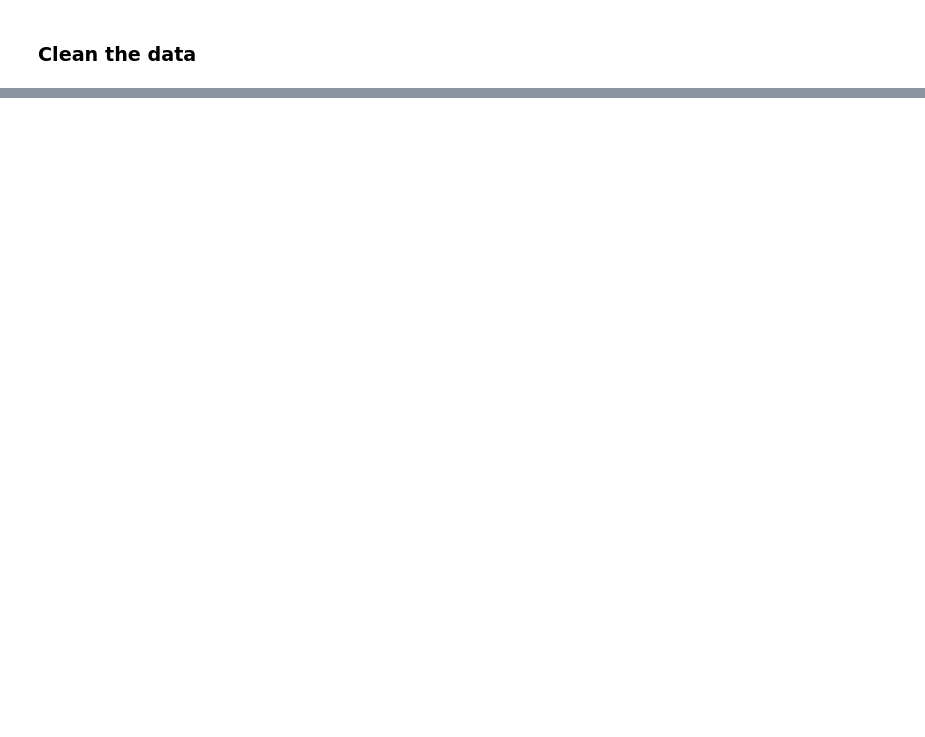
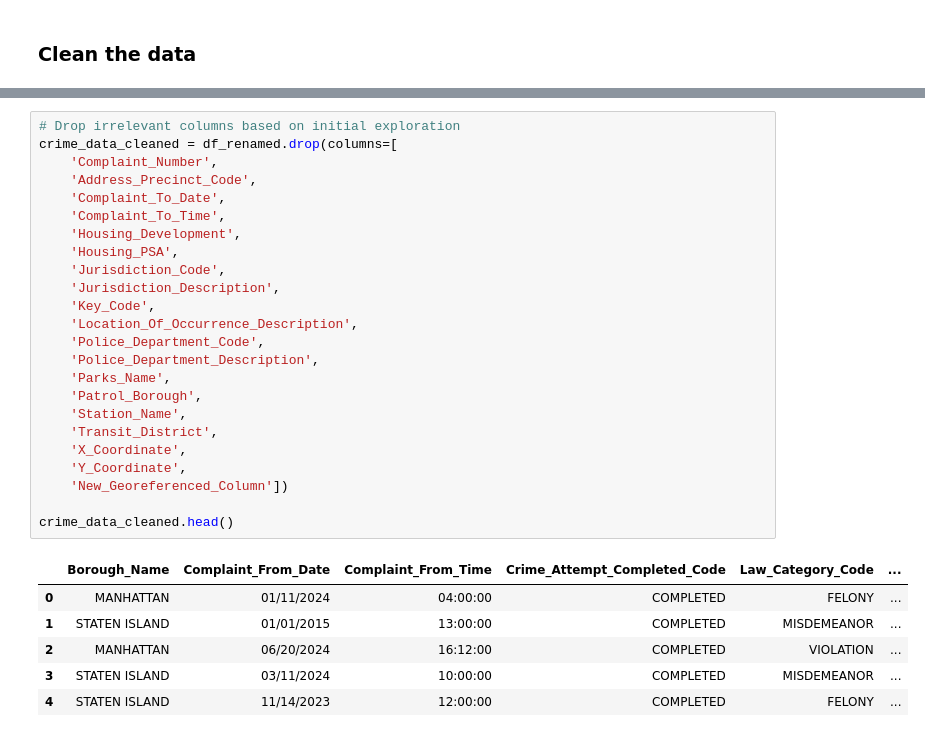
Before and after one commit to rinals/NYC-Crimedata-analysis, a Jupyter notebook: NewYork_crime_data.ipynb, the cells around one changed output, grey strips where cells are left out. Drawn from its saved outputs; the diff is of its cells as text; blank space fills up the shorter version.

Commit message:
ETA and clean data csv

```diff
--- a/NewYork_crime_data.ipynb
+++ b/NewYork_crime_data.ipynb
@@ -150,0 +152,31 @@ df_cleaned.head()
+# %%
+# Drop irrelevant columns based on initial exploration
+crime_data_cleaned = df_renamed.drop(columns=[
+    'Complaint_Number',
+    'Address_Precinct_Code',
+    'Complaint_To_Date',
+    'Complaint_To_Time',
+    'Housing_Development',
+    'Housing_PSA',
+    'Jurisdiction_Code',
+    'Jurisdiction_Description',
+    'Key_Code',
+    'Location_Of_Occurrence_Description',
+    'Police_Department_Code',
+    'Police_Department_Description',
+    'Parks_Name',
+    'Patrol_Borough',
+    'Station_Name',
+    'Transit_District',
+    'X_Coordinate',
+    'Y_Coordinate',
+    'New_Georeferenced_Column'])
+
+crime_data_cleaned.head()
+# %% [output]
+|  | Borough_Name | Complaint_From_Date | Complaint_From_Time | Crime_Attempt_Completed_Code | Law_Category_Code | ... |
+| 0 | MANHATTAN | 01/11/2024 | 04:00:00 | COMPLETED | FELONY | ... |
+| 1 | STATEN ISLAND | 01/01/2015 | 13:00:00 | COMPLETED | MISDEMEANOR | ... |
+| 2 | MANHATTAN | 06/20/2024 | 16:12:00 | COMPLETED | VIOLATION | ... |
+| 3 | STATEN ISLAND | 03/11/2024 | 10:00:00 | COMPLETED | MISDEMEANOR | ... |
+| 4 | STATEN ISLAND | 11/14/2023 | 12:00:00 | COMPLETED | FELONY | ... |
```
Also changed, not shown: parts of 11 cells of this notebook, 1 other file.
